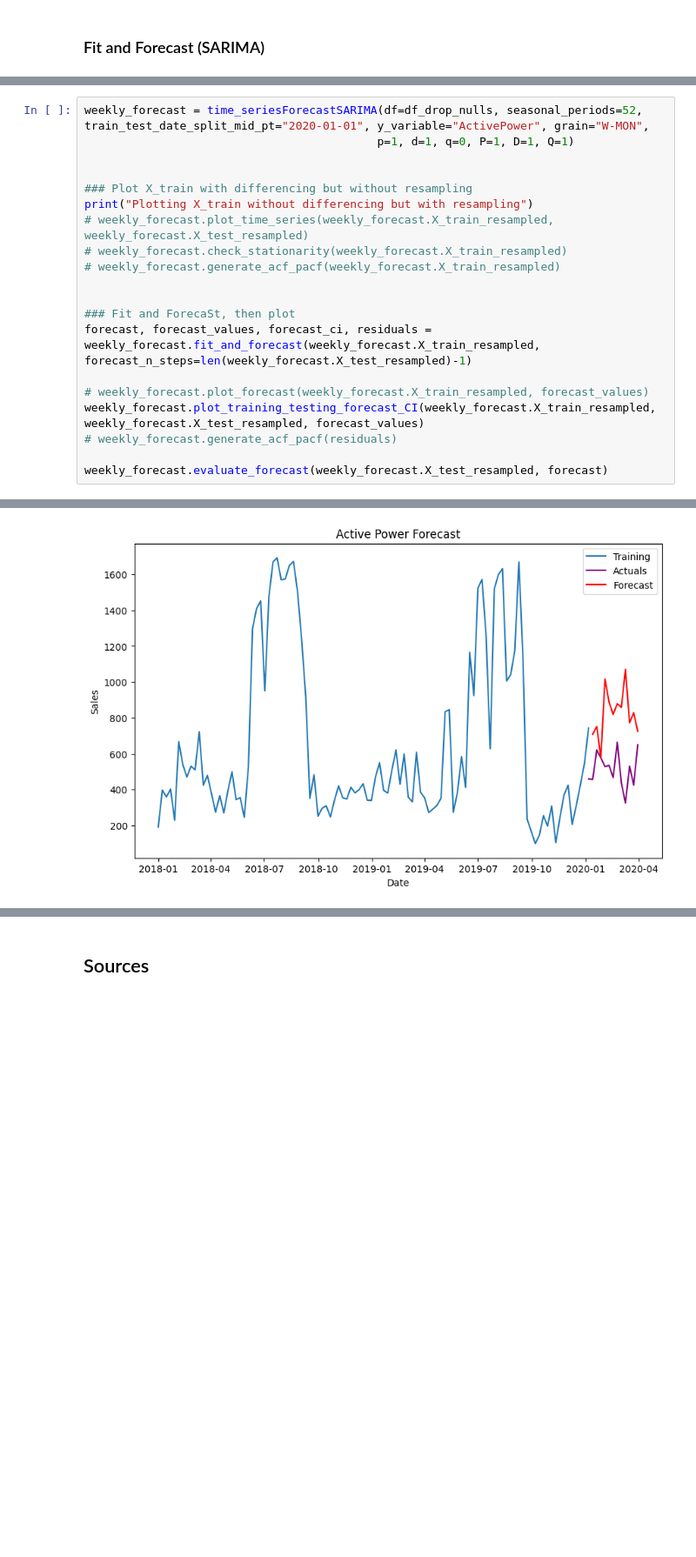
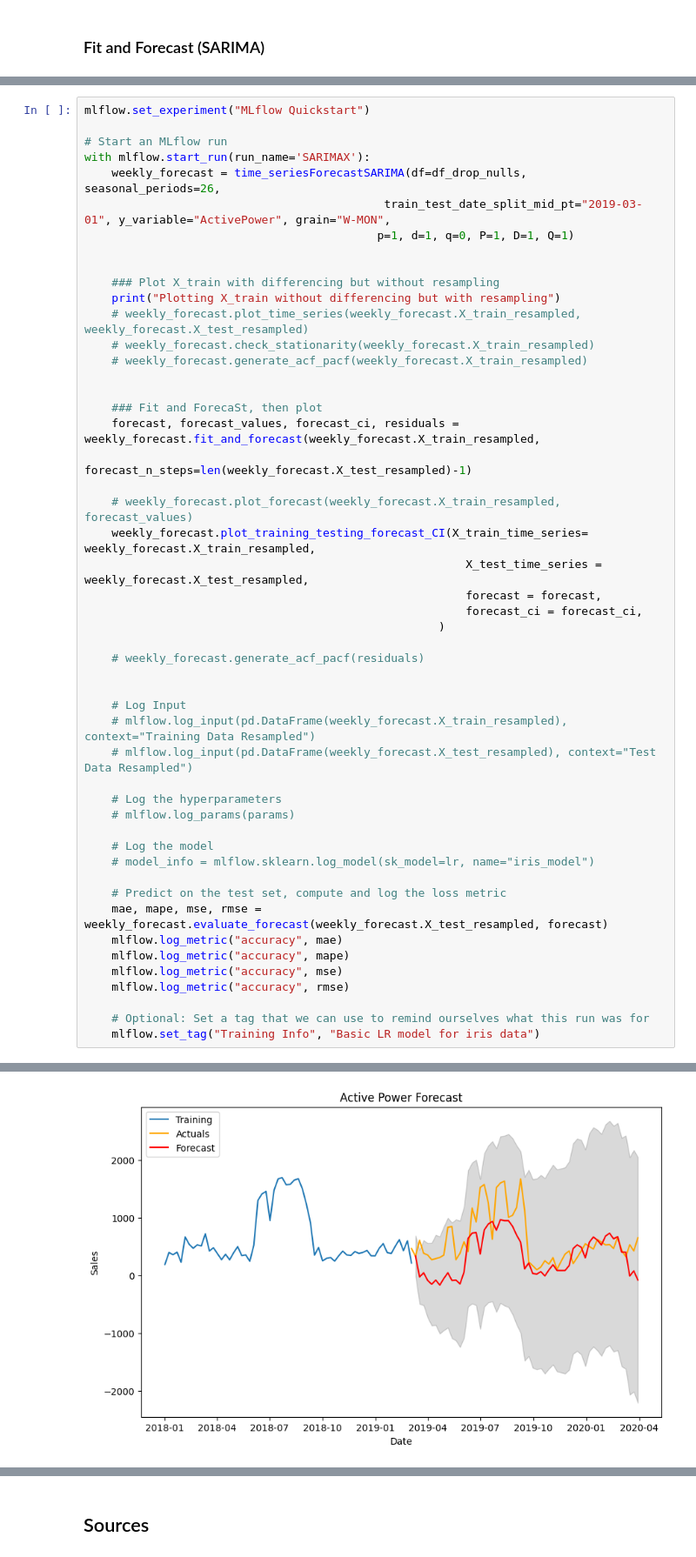
Before and after one commit to mathew-wai-lee/wind-energy-forecasting, a Jupyter notebook: notebooks/EDA.ipynb, the cells around one changed output, grey strips where cells are left out. Shown at 87% size. Cells and saved outputs as stored; diff of their text form; blank space fills up the shorter version.

Commit message:
Partially add mlflow

```diff
--- a/notebooks/EDA.ipynb
+++ b/notebooks/EDA.ipynb
@@ -350,22 +376,52 @@ class time_seriesForecastSARIMA():
 # %%
-weekly_forecast = time_seriesForecastSARIMA(df=df_drop_nulls, seasonal_periods=52, train_test_date_split_mid_pt="2020-01-01", y_variable="ActivePower", grain="W-MON",
+mlflow.set_experiment("MLflow Quickstart")
+
+# Start an MLflow run
+with mlflow.start_run(run_name='SARIMAX'):
+    weekly_forecast = time_seriesForecastSARIMA(df=df_drop_nulls, seasonal_periods=26,
+                                            train_test_date_split_mid_pt="2019-03-01", y_variable="ActivePower", grain="W-MON",
                                            p=1, d=1, q=0, P=1, D=1, Q=1)
 
 
-### Plot X_train with differencing but without resampling
-print("Plotting X_train without differencing but with resampling")
-# weekly_forecast.plot_time_series(weekly_forecast.X_train_resampled, weekly_forecast.X_test_resampled)
-# weekly_forecast.check_stationarity(weekly_forecast.X_train_resampled)
-# weekly_forecast.generate_acf_pacf(weekly_forecast.X_train_resampled)
+    ### Plot X_train with differencing but without resampling
+    print("Plotting X_train without differencing but with resampling")
+    # weekly_forecast.plot_time_series(weekly_forecast.X_train_resampled, weekly_forecast.X_test_resampled)
+    # weekly_forecast.check_stationarity(weekly_forecast.X_train_resampled)
+    # weekly_forecast.generate_acf_pacf(weekly_forecast.X_train_resampled)
 
 
-### Fit and ForecaSt, then plot
-forecast, forecast_values, forecast_ci, residuals = weekly_forecast.fit_and_forecast(weekly_forecast.X_train_resampled, forecast_n_steps=len(weekly_forecast.X_test_resampled)-1)
+    ### Fit and ForecaSt, then plot
+    forecast, forecast_values, forecast_ci, residuals = weekly_forecast.fit_and_forecast(weekly_forecast.X_train_resampled,
+                                                                                        forecast_n_steps=len(weekly_forecast.X_test_resampled)-1)
 
-# weekly_forecast.plot_forecast(weekly_forecast.X_train_resampled, forecast_values)
-weekly_forecast.plot_training_testing_forecast_CI(weekly_forecast.X_train_resampled, weekly_forecast.X_test_resampled, forecast_values)
-# weekly_forecast.generate_acf_pacf(residuals)
+    # weekly_forecast.plot_forecast(weekly_forecast.X_train_resampled, forecast_values)
+    weekly_forecast.plot_training_testing_forecast_CI(X_train_time_series= weekly_forecast.X_train_resampled,
+                                                        X_test_time_series =  weekly_forecast.X_test_resampled,
+                                                        forecast = forecast,
+                                                        forecast_ci = forecast_ci,
+                                                    )
 
-weekly_forecast.evaluate_forecast(weekly_forecast.X_test_resampled, forecast)
+    # weekly_forecast.generate_acf_pacf(residuals)
+
+
+    # Log Input
+    # mlflow.log_input(pd.DataFrame(weekly_forecast.X_train_resampled), context="Training Data Resampled")
+    # mlflow.log_input(pd.DataFrame(weekly_forecast.X_test_resampled), context="Test Data Resampled")
+
+    # Log the hyperparameters
+    # mlflow.log_params(params)
+
+    # Log the model
+    # model_info = mlflow.sklearn.log_model(sk_model=lr, name="iris_model")
+
+    # Predict on the test set, compute and log the loss metric
+    mae, mape, mse, rmse = weekly_forecast.evaluate_forecast(weekly_forecast.X_test_resampled, forecast)
+    mlflow.log_metric("accuracy", mae)
+    mlflow.log_metric("accuracy", mape)
+    mlflow.log_metric("accuracy", mse)
+    mlflow.log_metric("accuracy", rmse)
+
+    # Optional: Set a tag that we can use to remind ourselves what this run was for
+    mlflow.set_tag("Training Info", "Basic LR model for iris data")
 # %% [output]
 Plotting X_train without differencing but with resampling
@@ -372 +445 @@ Plotting X_train without differencing but with resampling
-[figure, old version]
+[figure, new version]
```
Also changed, not shown: parts of 6 cells of this notebook.
